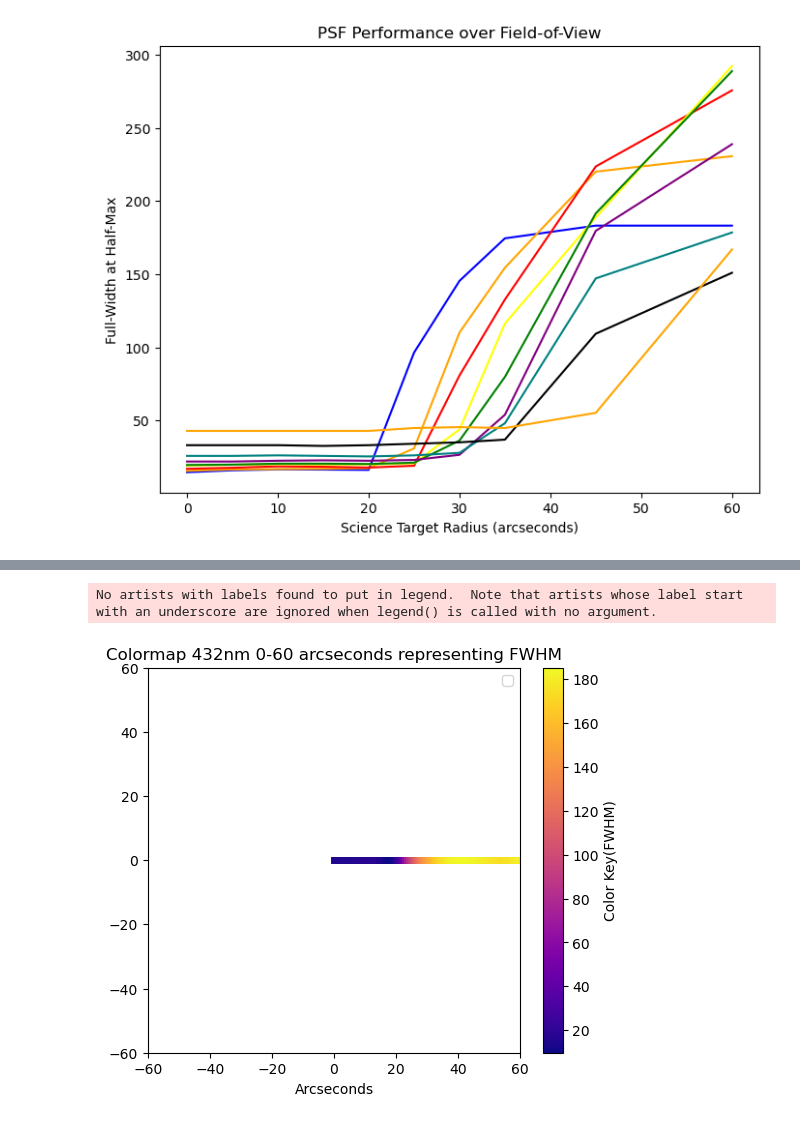
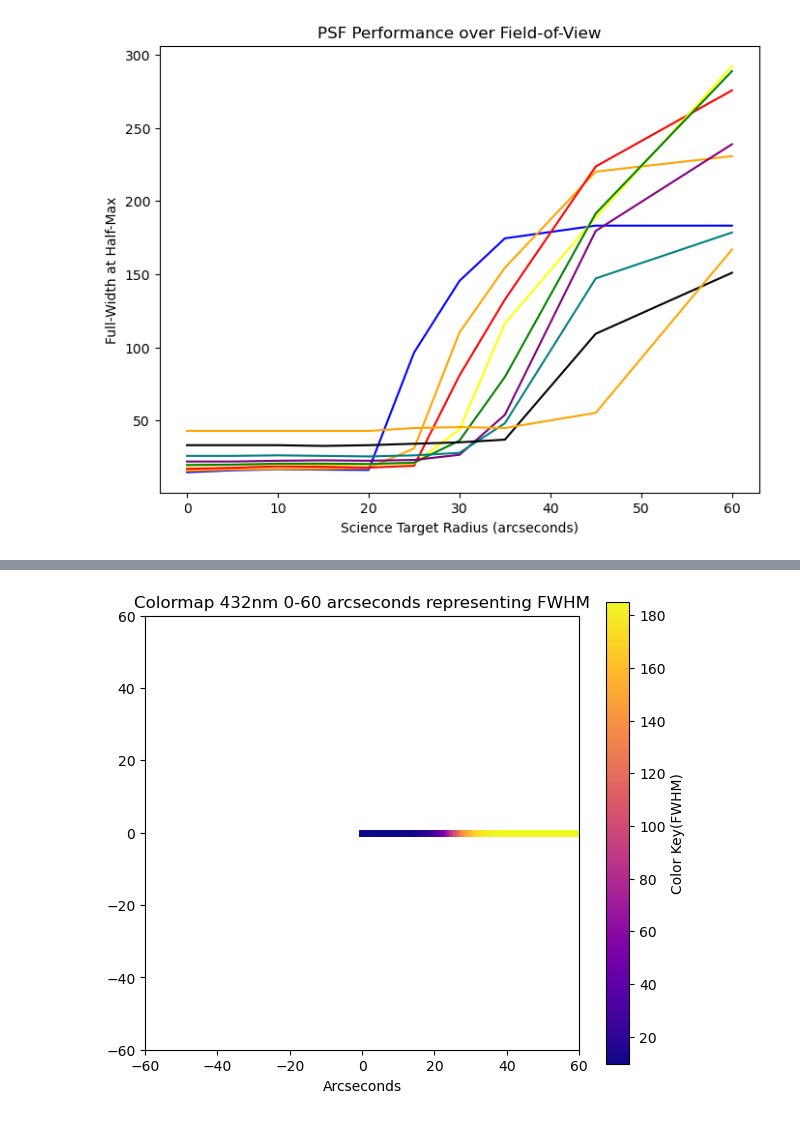
Before and after one commit to bpeck114/ulab_ao, a Jupyter notebook: plotting_many_psfs.ipynb, the cells around one changed output, grey strips where cells are left out. Saved outputs shown, nothing was run; the diff lists cells and outputs as text; code cells hidden in the pictures.

Commit message:
fixed curve fit

```diff
--- a/plotting_many_psfs.ipynb
+++ b/plotting_many_psfs.ipynb
@@ -260,0 +263,21 @@ print(spl(x_val))
+# %%
+#defines what the curve fit will fit into, chose logistic because the curve is always increasing
+def logistic(x, L, k, x0):
+    return (L / (1 + np.exp(-k * (x - x0)))) + y[0]
+
+# the variable _ is thrown away, it is a 'covarience matrix' which I do not understand, thankfully it is not needed
+# we need params from the curve_fit function, p(0) is a guess of the parameters which the function correct
+params, _ = curve_fit(logistic, x, y, p0=[max(y), 0.1, 30])
+
+#will print the covarience matrix value, someone in stats can tell me what the number means
+print(np.linalg.cond(_))
+
+#the * is a unpacking operater, runs the top model with the correct parameters to fit
+y_fit = logistic(x_fit, *params)
+
+plt.plot(x, y, 'o', label='Data')
+plt.plot(x_fit, y_fit, label='Logistic Fit')
+plt.xlabel("x")
+plt.ylabel("y")
+plt.legend()
+plt.show()
@@ -261,35 +310,35 @@ print(spl(x_val))
 # %%
 import matplotlib.colors as mcolors
 import matplotlib.cm as cm
 
-x = x_val
-y = spl(x_val)
+x = x_fit
+y = y_fit
 
 #normalizes the color map, i.e. changes the bottom of the colormap to fit the min and max of y
 norm = mcolors.Normalize(vmin=min(y), vmax=max(y))
 
 colormap = cm.plasma  # You can also use 'plasma', 'cividis', 'jet', etc.
 
-fig, ax = plt.subplots(figsize=(6, 5))
+fig, ax = plt.subplots(figsize=(7, 6))
 
 
 #Separates the line into small line segments with with value x[i] to x[i+1] and sets y to 0
 for i in range(len(x) - 1):
     color = colormap(norm(y[i]))
     ax.plot([x[i], x[i+1]], [0, 0], color=color, linewidth=5)
 
 ax.plot([-60, 0], [0, 0], linewidth=0)
 
 plt.colorbar(sm, label='Color Key(FWHM)', ax = ax)
 
 #sets lim to make 60 x 60 arcsecond view
 ax.set_ylim(-60, 60)
 ax.set_xlim(-60, 60)
 
+ax.set_aspect('equal', 'box')
+
 plt.xlabel('Arcseconds')
 plt.title('Colormap 432nm 0-60 arcseconds representing FWHM')
-plt.legend()
 plt.show()
 # %% [output]
-No artists with labels found to put in legend.  Note that artists whose label start with an underscore are ignored when legend() is called with no argument.
-[figure, old version]
+[figure, new version]
```
Also changed, not shown: parts of 4 cells of this notebook.
